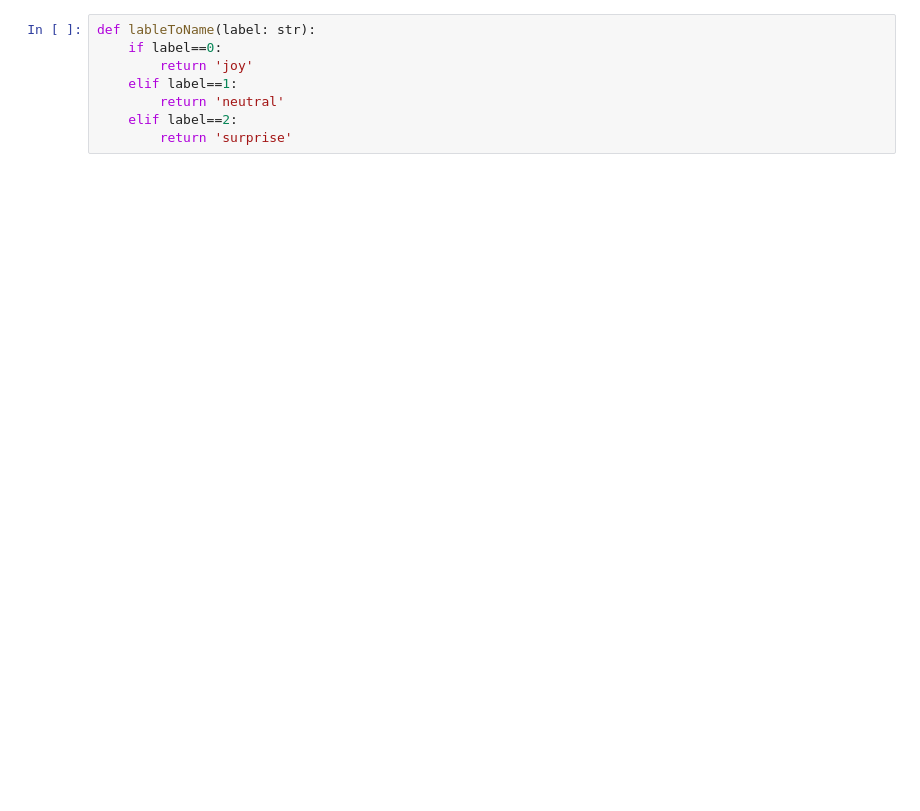
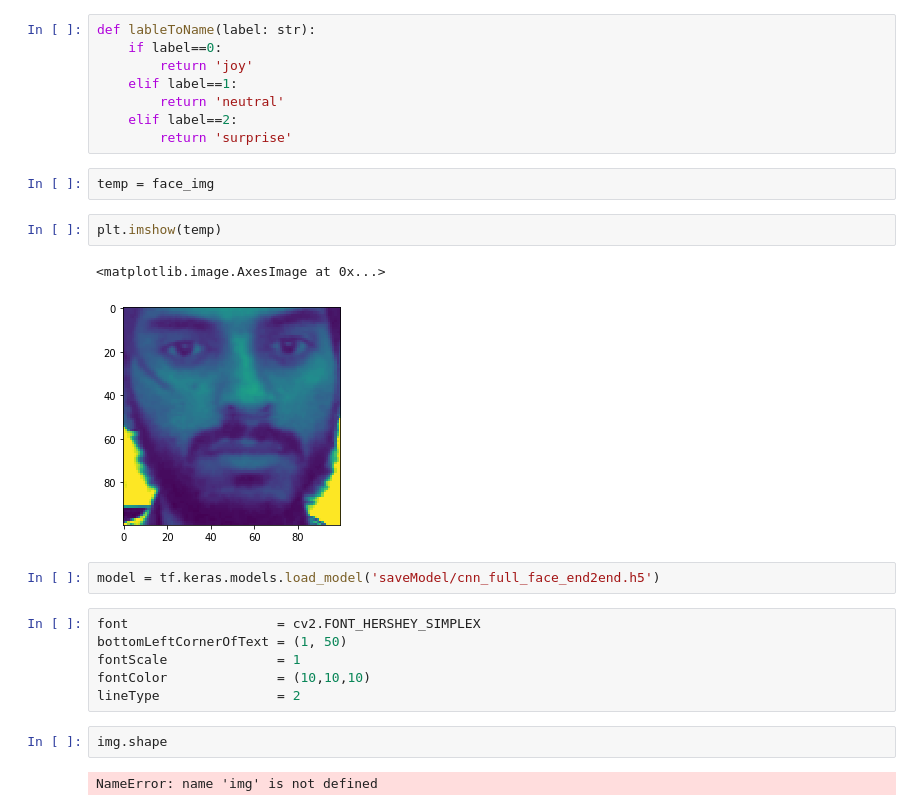
Before and after one commit to Hamma111/FYP, a Jupyter notebook: Training_Inference.ipynb, the cells around one changed output. Drawn from its saved outputs; the diff is of its cells as text; blank space fills up the shorter version.

```diff
--- a/Training_Inference.ipynb
+++ b/Training_Inference.ipynb
@@ -72,3 +125,22 @@ def lableToName(label: str):
         return 'neutral'
     elif label==2:
         return 'surprise'
+# %%
+temp = face_img
+# %%
+plt.imshow(temp)
+# %% [output]
+<matplotlib.image.AxesImage at 0x...>
+[figure, added]
+# %%
+model = tf.keras.models.load_model('saveModel/cnn_full_face_end2end.h5')
+# %%
+font                   = cv2.FONT_HERSHEY_SIMPLEX
+bottomLeftCornerOfText = (1, 50)
+fontScale              = 1
+fontColor              = (10,10,10)
+lineType               = 2
+# %%
+img.shape
+# %% [output]
+NameError: name 'img' is not defined
```
Also changed, not shown: parts of 20 cells of this notebook, 1 other file.
